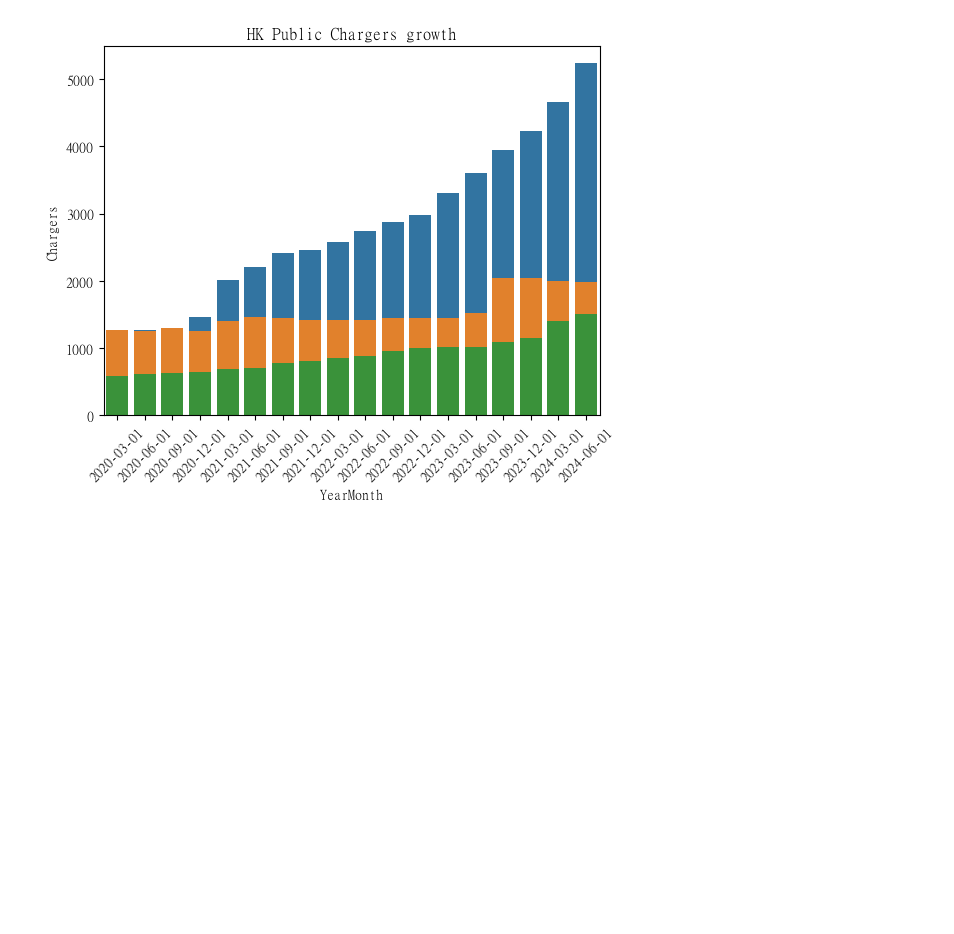
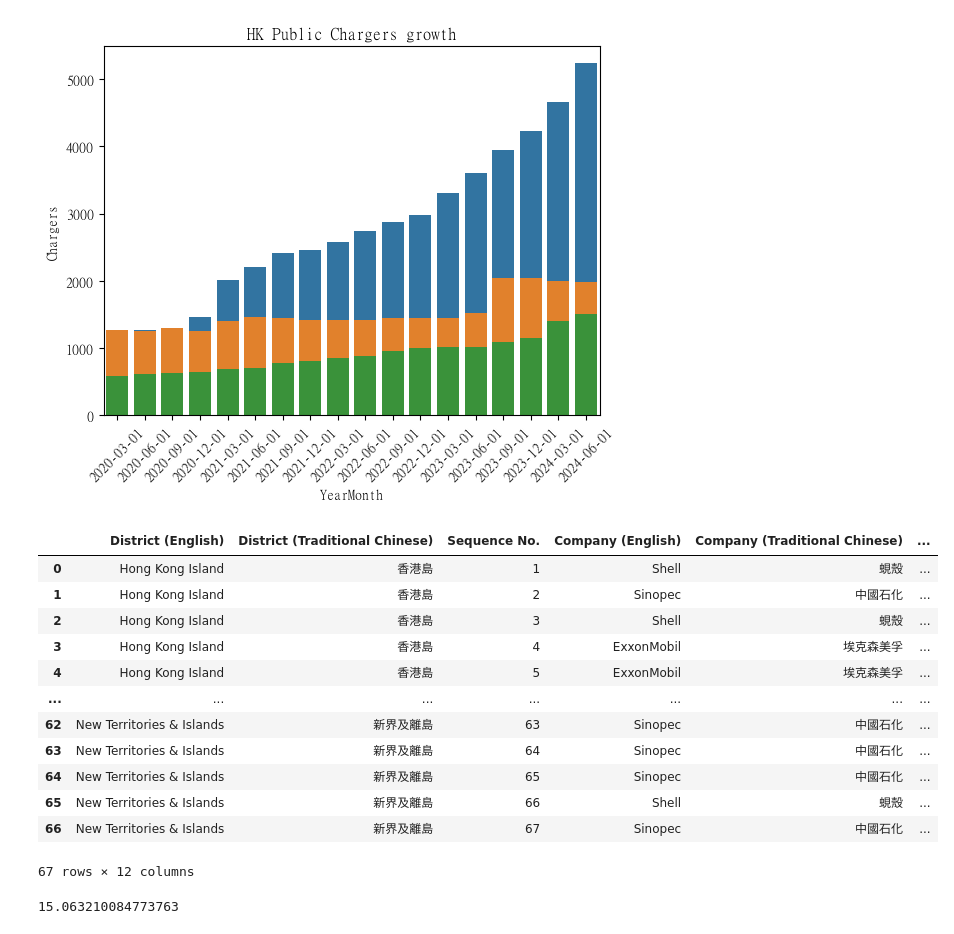
Before and after one commit to lilyleungch/erbscope99, a Jupyter notebook: data_cleansing/KK_HK_Data/projecttest-1.ipynb, the cells around one changed output. Drawn from its saved outputs; the diff is of its cells as text; code cells hidden in the pictures; blank space fills up the shorter version.

```diff
--- a/data_cleansing/KK_HK_Data/projecttest-1.ipynb
+++ b/data_cleansing/KK_HK_Data/projecttest-1.ipynb
@@ -660,3 +660,45 @@ YearMonth
 2024-03-01     202403      1997             4662           1397   8056
 2024-06-01     202406      1983             5234           1511   8728
 [figure]
+# %%
+hk_lpg = pd.read_csv('lpg_filling_station.csv')
+hk_lpg
+# %% [output]
+|  | District (English) | District (Traditional Chinese) | Sequence No. | Company (English) | Company (Traditional Chinese) | ... |
+| 0 | Hong Kong Island | 香港島 | 1 | Shell | 蜆殼 | ... |
+| 1 | Hong Kong Island | 香港島 | 2 | Sinopec | 中國石化 | ... |
+| 2 | Hong Kong Island | 香港島 | 3 | Shell | 蜆殼 | ... |
+| 3 | Hong Kong Island | 香港島 | 4 | ExxonMobil | 埃克森美孚 | ... |
+| 4 | Hong Kong Island | 香港島 | 5 | ExxonMobil | 埃克森美孚 | ... |
+| ... | ... | ... | ... | ... | ... | ... |
+| 62 | New Territories & Islands | 新界及離島 | 63 | Sinopec | 中國石化 | ... |
+| 63 | New Territories & Islands | 新界及離島 | 64 | Sinopec | 中國石化 | ... |
+| 64 | New Territories & Islands | 新界及離島 | 65 | Sinopec | 中國石化 | ... |
+| 65 | New Territories & Islands | 新界及離島 | 66 | Shell | 蜆殼 | ... |
+| 66 | New Territories & Islands | 新界及離島 | 67 | Sinopec | 中國石化 | ... |
+67 rows × 12 columns
+# %%
+import math
+from itertools import combinations
+from haversine import haversine, Unit
+
+hk_lpg = pd.read_csv('lpg_filling_station.csv')
+x=[]
+y=[]
+def dist(p1, p2):
+    (x1, y1), (x2, y2) = p1, p2
+    return math.sqrt((x2 - x1)**2 + (y2 - y1)**2)
+distances = 0
+for i in range(len(hk_lpg.index)):
+    x.append(hk_lpg.loc[i,'Latitude'].item())
+for i in range(len(hk_lpg.index)):
+    y.append(hk_lpg.loc[i,'Longitude'].item())
+
+points = list(zip(x,y))
+distances = [haversine(p1, p2) for p1, p2 in combinations(points, 2)]
+amount = 0
+for i in distances:
+    amount += i
+amount/len(distances)
+# %% [output]
+15.063210084773763
```
Also changed, not shown: parts of 2 cells of this notebook, 1 other file.
